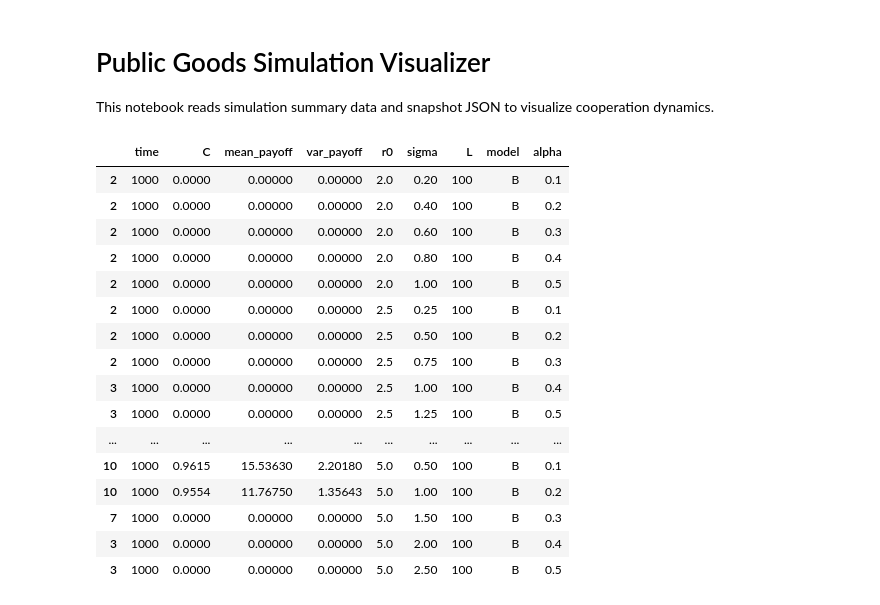
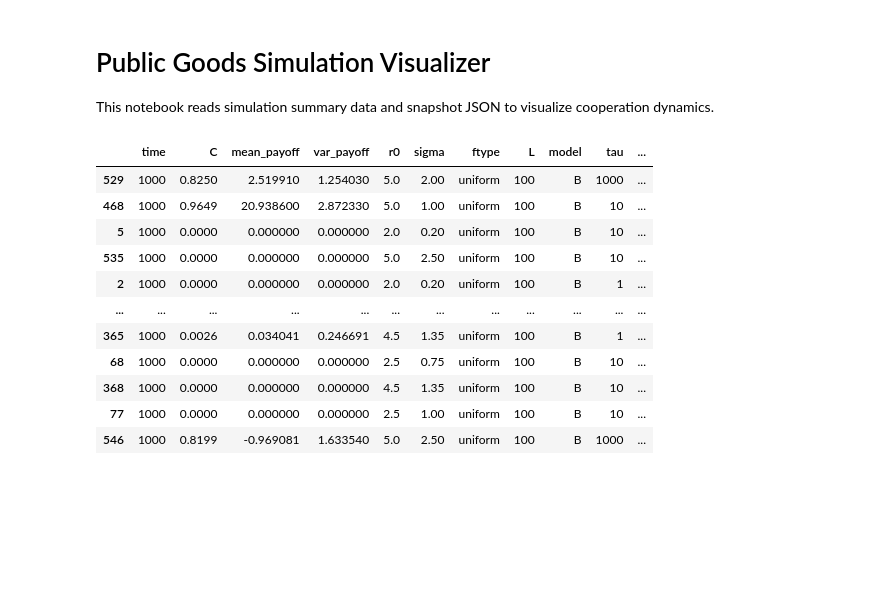
Before and after one commit to artermi/SVT_PGG, a Jupyter notebook: public_goods_visualizer.ipynb, the cells around one changed output. Drawn from its saved outputs; the diff is of its cells as text; code cells hidden in the pictures; blank space fills up the shorter version.

```diff
--- a/public_goods_visualizer.ipynb
+++ b/public_goods_visualizer.ipynb
@@ -15,53 +17,54 @@ os.makedirs("figures", exist_ok=True)
 # %%
-# Parse L from filename
-def parse_L(filename):
-    match = re.search(r'_L(\d+)', filename)
-    return int(match.group(1)) if match else None
+FNAME_RE = re.compile(
+    r"r(?P<r0>\d{2})v(?P<sigma>\d{3})_(?P<ftype>[^_]+)_L(?P<L>\d+)_(?P<model>A|B)(?:_tau(?P<tau>\d+))?_summary\.csv$"
+)
 
-# Parse model type from filename
-def parse_model(filename):
-    if "_A" in filename:
-        return "A"
-    elif "_B" in filename:
-        return "B"
-    else:
-        return "Unknown"
+def parse_meta(path):
+    m = FNAME_RE.search(os.path.basename(path))
+    if not m:
+        return None
+    r0 = int(m.group("r0"))/10.0
+    sigma = int(m.group("sigma"))/100.0
+    ftype = m.group("ftype")
+    L = int(m.group("L"))
+    model = m.group("model")
+    tau = int(m.group("tau")) if m.group("tau") else int(0)
+    alpha = round(sigma / r0, 4)
+    return dict(r0=r0, sigma=sigma, ftype=ftype, L=L, model=model, tau=tau, alpha=alpha)
 
-# Choose which model to plot
-model_to_plot = "B"  # Change to "B" if needed
+files = sorted(glob.glob("data/*_summary.csv"))
+rows = []
+for f in files:
+    meta = parse_meta(f)
+    if not meta:
+        continue
+    if meta["model"] != model_to_plot:
+        continue
+    df = pd.read_csv(f)
+    if "C" not in df.columns and "Cooperator" in df.columns:
+        df = df.rename(columns={"Cooperator":"C"})
+    df["time"] = df.get("time", pd.Series(range(len(df))))
+    for k,v in meta.items():
+        df[k] = v
+    rows.append(df)
 
-# Load all matching files
-files = sorted(glob.glob("data/*_summary.csv"))
-df_all = pd.concat([
-    pd.read_csv(f).assign(
-        r0=float(f.split("r")[1].split("v")[0]) / 10,
-        sigma=float(f.split("v")[1].split("_")[0]) / 100,
-        L=parse_L(f),
-        model=parse_model(f),
-        alpha=round(float(f.split("v")[1].split("_")[0]) / 100 / (float(f.split("r")[1].split("v")[0]) / 10), 4)
-    )
-    for f in files
-    if parse_model(f) == model_to_plot
-])
+df_all = pd.concat(rows, ignore_index=True)
 
-# Final state only
-df_final = df_all.groupby(['r0', 'sigma', 'alpha']).tail(1)
+# Final state
+df_final = df_all.sort_values("time").groupby(
+    ["r0","sigma","alpha","ftype","L","model","tau"], as_index=False
+).tail(1)
 df_final
 # %% [output]
-|  | time | C | mean_payoff | var_payoff | r0 | sigma | L | model | alpha |
-| 2 | 1000 | 0.0000 | 0.00000 | 0.00000 | 2.0 | 0.20 | 100 | B | 0.1 |
-| 2 | 1000 | 0.0000 | 0.00000 | 0.00000 | 2.0 | 0.40 | 100 | B | 0.2 |
-| 2 | 1000 | 0.0000 | 0.00000 | 0.00000 | 2.0 | 0.60 | 100 | B | 0.3 |
-| 2 | 1000 | 0.0000 | 0.00000 | 0.00000 | 2.0 | 0.80 | 100 | B | 0.4 |
-| 2 | 1000 | 0.0000 | 0.00000 | 0.00000 | 2.0 | 1.00 | 100 | B | 0.5 |
-| 2 | 1000 | 0.0000 | 0.00000 | 0.00000 | 2.5 | 0.25 | 100 | B | 0.1 |
-| 2 | 1000 | 0.0000 | 0.00000 | 0.00000 | 2.5 | 0.50 | 100 | B | 0.2 |
-| 2 | 1000 | 0.0000 | 0.00000 | 0.00000 | 2.5 | 0.75 | 100 | B | 0.3 |
-| 3 | 1000 | 0.0000 | 0.00000 | 0.00000 | 2.5 | 1.00 | 100 | B | 0.4 |
-| 3 | 1000 | 0.0000 | 0.00000 | 0.00000 | 2.5 | 1.25 | 100 | B | 0.5 |
-| ... | ... | ... | ... | ... | ... | ... | ... | ... | ... |
-| 10 | 1000 | 0.9615 | 15.53630 | 2.20180 | 5.0 | 0.50 | 100 | B | 0.1 |
-| 10 | 1000 | 0.9554 | 11.76750 | 1.35643 | 5.0 | 1.00 | 100 | B | 0.2 |
-| 7 | 1000 | 0.0000 | 0.00000 | 0.00000 | 5.0 | 1.50 | 100 | B | 0.3 |
-| 3 | 1000 | 0.0000 | 0.00000 | 0.00000 | 5.0 | 2.00 | 100 | B | 0.4 |
-| 3 | 1000 | 0.0000 | 0.00000 | 0.00000 | 5.0 | 2.50 | 100 | B | 0.5 |
+|  | time | C | mean_payoff | var_payoff | r0 | sigma | ftype | L | model | tau | ... |
+| 529 | 1000 | 0.8250 | 2.519910 | 1.254030 | 5.0 | 2.00 | uniform | 100 | B | 1000 | ... |
+| 468 | 1000 | 0.9649 | 20.938600 | 2.872330 | 5.0 | 1.00 | uniform | 100 | B | 10 | ... |
+| 5 | 1000 | 0.0000 | 0.000000 | 0.000000 | 2.0 | 0.20 | uniform | 100 | B | 10 | ... |
+| 535 | 1000 | 0.0000 | 0.000000 | 0.000000 | 5.0 | 2.50 | uniform | 100 | B | 10 | ... |
+| 2 | 1000 | 0.0000 | 0.000000 | 0.000000 | 2.0 | 0.20 | uniform | 100 | B | 1 | ... |
+| ... | ... | ... | ... | ... | ... | ... | ... | ... | ... | ... | ... |
+| 365 | 1000 | 0.0026 | 0.034041 | 0.246691 | 4.5 | 1.35 | uniform | 100 | B | 1 | ... |
+| 68 | 1000 | 0.0000 | 0.000000 | 0.000000 | 2.5 | 0.75 | uniform | 100 | B | 10 | ... |
+| 368 | 1000 | 0.0000 | 0.000000 | 0.000000 | 4.5 | 1.35 | uniform | 100 | B | 10 | ... |
+| 77 | 1000 | 0.0000 | 0.000000 | 0.000000 | 2.5 | 1.00 | uniform | 100 | B | 10 | ... |
+| 546 | 1000 | 0.8199 | -0.969081 | 1.633540 | 5.0 | 2.50 | uniform | 100 | B | 1000 | ... |
```
Also changed, not shown: parts of 5 cells of this notebook, 7 other files.
